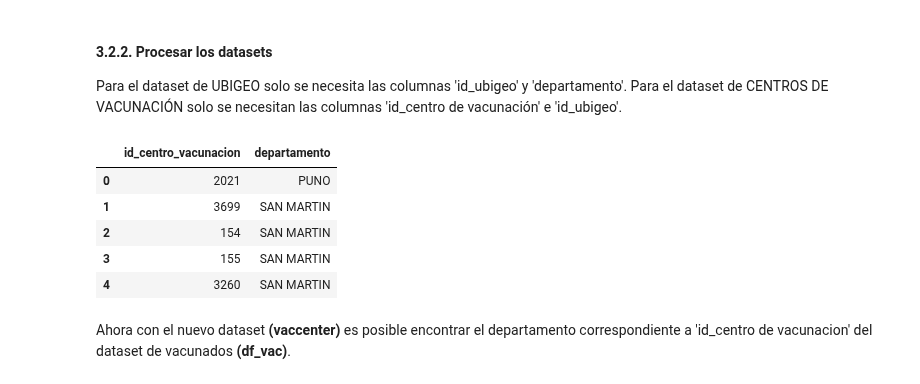
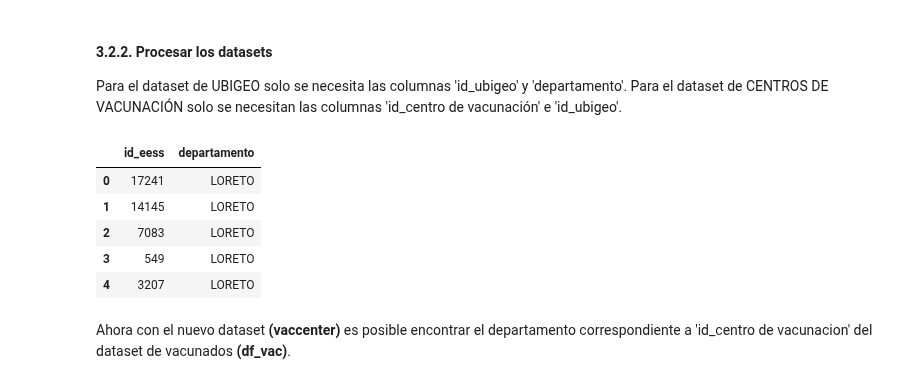
Before and after one commit to xxotto/covid19-Peru, a Jupyter notebook: DataFiltering_2.ipynb, the cells around one changed output. Cells and saved outputs as stored; diff of their text form; code cells hidden in the pictures.

```diff
--- a/DataFiltering_2.ipynb
+++ b/DataFiltering_2.ipynb
@@ -140,7 +117,7 @@ df.to_csv('test.csv')
 #### 3.2.1. Cargar direcciones de RawData
 # %%
 ubigeo_url = 'RawData/TB_UBIGEOS.csv'
-vaccenter_url = 'RawData/TB_CENTRO_VACUNACION.csv'
+vaccenter_url = 'RawData/TB_EESS.csv'
 # %% [markdown]
 #### 3.2.2. Procesar los datasets
 
@@ -148,20 +125,20 @@ Para el dataset de UBIGEO solo se necesita las columnas 'id_ubigeo' y 'departame
 # %%
 # Leemos los datasets de ubigeo y centros de vacunación
 ubigeo = pd.read_csv(ubigeo_url, usecols = ['id_ubigeo', 'departamento'])
-vaccenter = pd.read_csv(vaccenter_url, usecols= ['id_centro_vacunacion','id_ubigeo'])
+vaccenter = pd.read_csv(vaccenter_url, usecols= ['id_eess','id_ubigeo'])
 
 # Unimos ambos dataset mediante 'id_ubigeo'
 vaccenter = vaccenter.merge(ubigeo, on = 'id_ubigeo', how = 'left')
 del ubigeo, vaccenter['id_ubigeo']
 
 vaccenter.head()
 # %% [output]
-|  | id_centro_vacunacion | departamento |
-| 0 | 2021 | PUNO |
-| 1 | 3699 | SAN MARTIN |
-| 2 | 154 | SAN MARTIN |
-| 3 | 155 | SAN MARTIN |
-| 4 | 3260 | SAN MARTIN |
+|  | id_eess | departamento |
+| 0 | 17241 | LORETO |
+| 1 | 14145 | LORETO |
+| 2 | 7083 | LORETO |
+| 3 | 549 | LORETO |
+| 4 | 3207 | LORETO |
 # %% [markdown]
 Ahora con el nuevo dataset **(vaccenter)** es posible encontrar el departamento correspondiente a 'id_centro de vacunacion' del dataset de vacunados **(df_vac)**.
 # %% [markdown]
```
Also changed, not shown: parts of 9 cells of this notebook, 7 other files.
